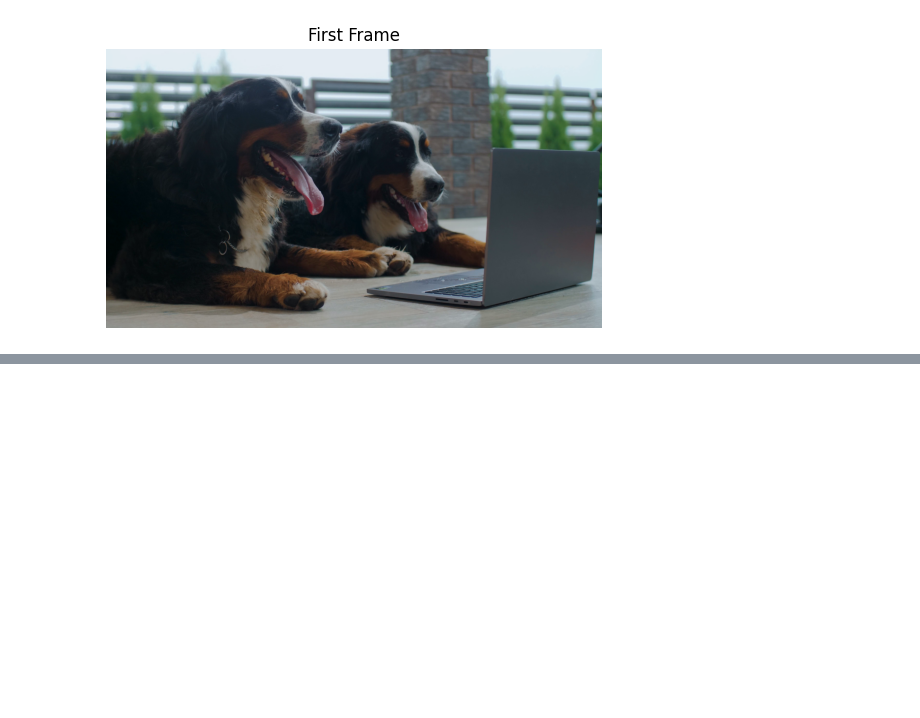
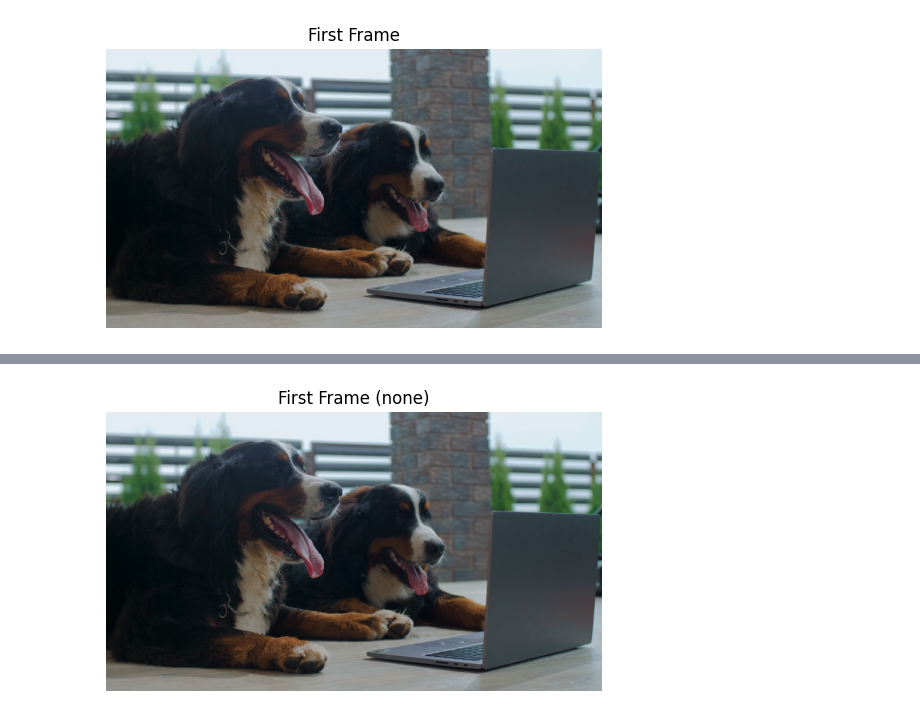
Before and after one commit to Regis-University-Data-Science/Learn-CV, a Jupyter notebook: intro_videos/intro_videos.ipynb, the cells around one changed output, grey strips where cells are left out. Cells and saved outputs as stored; diff of their text form; code cells hidden in the pictures; blank space fills up the shorter version.

Commit message:
created video_function file and edited inro_videos file

```diff
--- a/intro_videos/intro_videos.ipynb
+++ b/intro_videos/intro_videos.ipynb
@@ -96,0 +123,56 @@ HTML("""
+# %%
+
+
+def orient_frame(frame, mode="none"):
+    """
+    Rotate or flip a frame based on mode.
+
+    mode options:
+      - "none"        -> no change
+      - "90cw"        -> rotate 90° clockwise
+      - "90ccw"       -> rotate 90° counter-clockwise
+      - "180"         -> rotate 180°
+      - "flip_h"      -> horizontal flip
+      - "flip_v"      -> vertical flip
+    """
+    if mode == "90cw":
+        return cv2.rotate(frame, cv2.ROTATE_90_CLOCKWISE)
+    elif mode == "90ccw":
+        return cv2.rotate(frame, cv2.ROTATE_90_COUNTERCLOCKWISE)
+    elif mode == "180":
+        return cv2.rotate(frame, cv2.ROTATE_180)
+    elif mode == "flip_h":
+        return cv2.flip(frame, 1)
+    elif mode == "flip_v":
+        return cv2.flip(frame, 0)
+    elif mode == "none":
+        return frame
+    else:
+        raise ValueError(f"Unknown mode: {mode}")
+
+def show_first_frame(video_path, rotation_mode="none"):
+    """
+    Opens a video, grabs the first frame, applies rotation/flip,
+    and displays it.
+    """
+    cap = cv2.VideoCapture(video_path)
+    ret, frame = cap.read()
+    cap.release()
+
+    if not ret:
+        print("Error: Could not read first frame.")
+        return
+
+    frame = orient_frame(frame, rotation_mode)
+    frame_rgb = cv2.cvtColor(frame, cv2.COLOR_BGR2RGB)
+
+    plt.imshow(frame_rgb)
+    plt.title(f"First Frame ({rotation_mode})")
+    plt.axis("off")
+    plt.show()
+
+# Example usage:
+video_path = "dogs.mp4"
+show_first_frame(video_path, rotation_mode="none")  # change to "90cw", "flip_h", etc.
+# %% [output]
+[figure, added]
```
Also changed, not shown: parts of 14 cells of this notebook, 1 other file.
